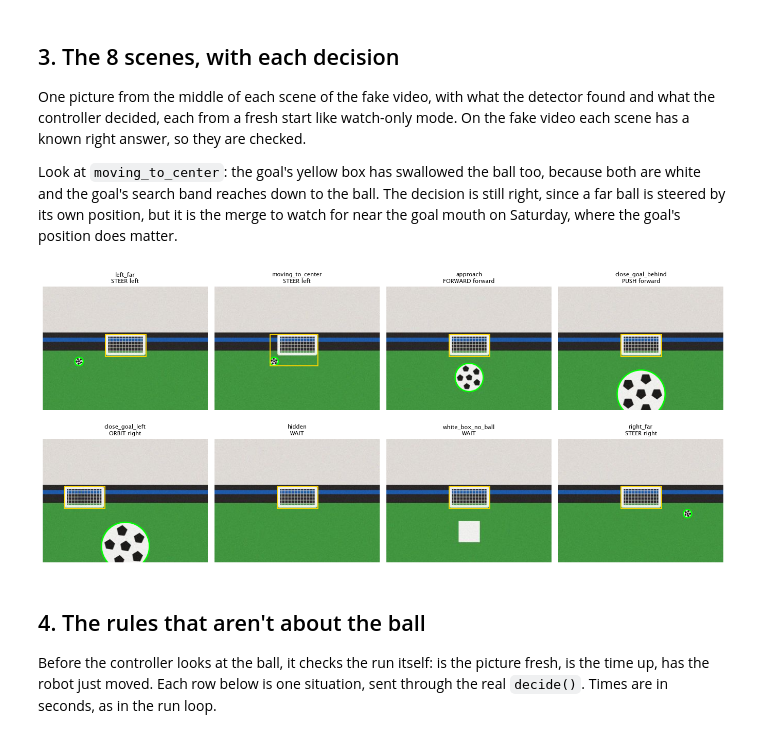
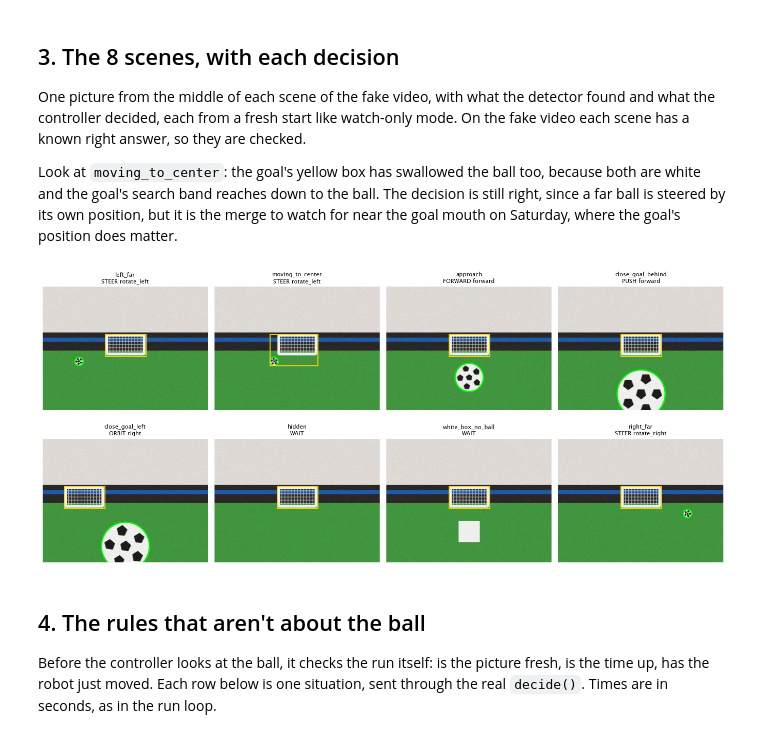
Before and after one commit to Atharv-Girish-Chaudhary/uno-q-robocar, a Jupyter notebook: prep/notebooks/02_how_the_robot_decides.ipynb, the cells around one changed output. Saved outputs shown, nothing was run; the diff lists cells and outputs as text; code cells hidden in the pictures.

Commit message:
fix: turn toward the ball instead of sliding and widen the center band to 40 px

```diff
--- a/prep/notebooks/02_how_the_robot_decides.ipynb
+++ b/prep/notebooks/02_how_the_robot_decides.ipynb
@@ -156,43 +156,44 @@ white and the goal's search band reaches down to the ball. The decision is still
 far ball is steered by its own position, but it is the merge to watch for near the goal mouth on
 Saturday, where the goal's position does matter.
 # %%
+LEFT, RIGHT = ("rotate_left", "rotate_right") if CC.steer_mode == "rotate" else ("left", "right")  # controller.steer_mode
 EXPECTED = {
-    "left_far": ("STEER", "left"),
-    "moving_to_center": ("STEER", "left"),
+    "left_far": ("STEER", LEFT),
+    "moving_to_center": ("STEER", LEFT),
     "approach": ("FORWARD", "forward"),
     "close_goal_behind": ("PUSH", "forward"),
     "close_goal_left": ("ORBIT", "right"),
     "hidden": ("WAIT", "stop"),
     "white_box_no_ball": ("WAIT", "stop"),
-    "right_far": ("STEER", "right"),
+    "right_far": ("STEER", RIGHT),
 }
 if truth:
     scenes = {}
     for t in truth:
         scenes.setdefault(t["scene"], []).append(t["frame"])
     picks = [(name, idx[len(idx) // 2]) for name, idx in scenes.items()]
 else:
     picks = [(f"frame {i}", i) for i in np.linspace(0, len(frames) - 1, 8).astype(int)]
 
 fig, axes = plt.subplots(2, 4, figsize=(15, 7))
 for ax, (name, i) in zip(axes.flat, picks):
     seen = VISION.observe(frames[i], 0.0)
     decision = decide_fresh(observation_from(seen, 0.0, 1, True, ""))
     ax.imshow(rgb(frames[i]))
     if seen.ball.found:
         ax.add_patch(plt.Circle((seen.ball.x, seen.ball.y), seen.ball.radius, fill=False, color="lime", linewidth=2))
     if seen.goal.found:
         g = seen.goal
         ax.add_patch(plt.Rectangle((g.x - g.width / 2, g.y - g.height / 2), g.width, g.height, fill=False, color="gold", linewidth=1.5))
     move = f"{decision.action.value} {decision.direction}" if decision.moves else decision.action.value
     ax.set_title(f"{name}\n{move}", fontsize=9)
     ax.axis("off")
     if name in EXPECTED:
         assert (decision.action.value, decision.direction) == EXPECTED[name], (name, decision.describe())
 plt.tight_layout()
 plt.show()
 # %% [output]
-[figure, old version]
+[figure, new version]
 # %% [markdown]
 ## 4. The rules that aren't about the ball
 
```
Also changed, not shown: parts of 2 cells of this notebook, 3 other files.
